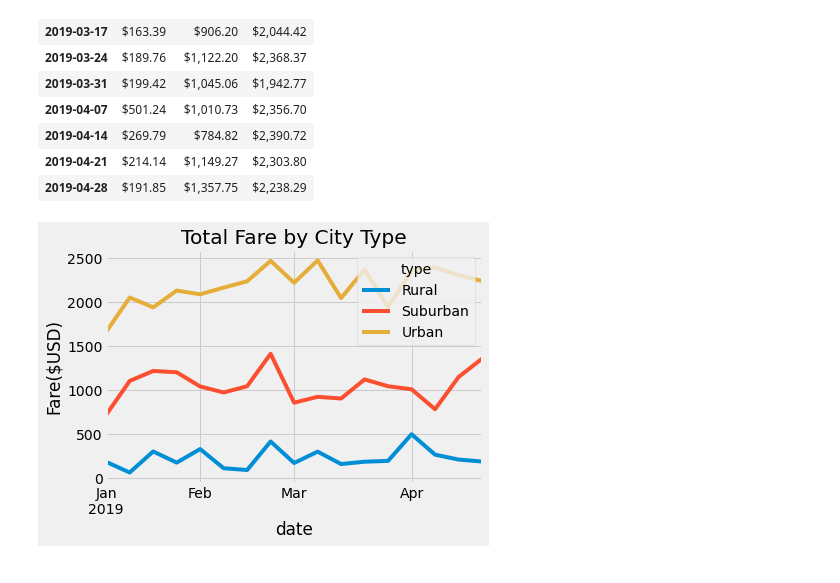
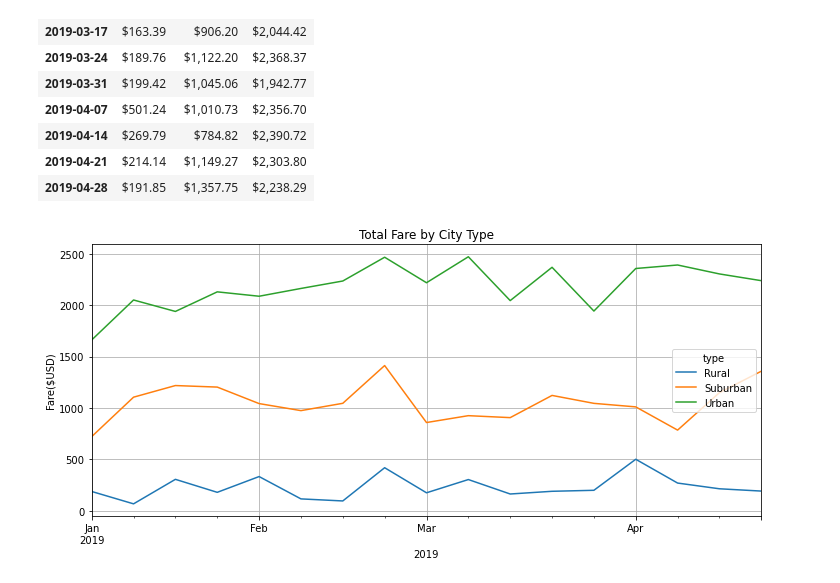
Before and after one commit to Jopinson/Pybear_analysis, a Jupyter notebook: PyBer_Challenge.ipynb, the cells around one changed output. Drawn from its saved outputs; the diff is of its cells as text; code cells hidden in the pictures.

```diff
--- a/PyBer_Challenge.ipynb
+++ b/PyBer_Challenge.ipynb
@@ -144,7 +153,8 @@ time_fare_df = time_fare_df.reset_index()
 # %%
 # 11. Create a pivot table with the 'date' as the index, the columns ='type', and values='fare'
 # to get the total fares for each type of city by the date.
-pd.pivot_table(time_fare_df, index = "date", columns = "type", values = "fare")
+time_fares = time_fares.pivot(index="date", columns="type", values="fare")
+time_fares
 # %% [output]
 | type | Rural | Suburban | Urban |
 | date |  |  |  |
@@ -162,7 +172,6 @@ pd.pivot_table(time_fare_df, index = "date", columns = "type", values = "fare")
 2375 rows × 3 columns
 # %%
 # 12. Create a new DataFrame from the pivot table DataFrame using loc on the given dates, '2018-01-01':'2018-04-29'.
-time_fare_df.sort_index(inplace=True, ascending=True)
-given_dates_df = time_fare_df[(time_fare_df['date'] > '2019-01-01') & (time_fare_df['date'] <= '2019-04-29')]
-given_dates_df
+time_fares = time_fares.loc["2019-01-01":"2019-04-29"]
+time_fares.head()
 # %% [output]
@@ -182,4 +185,5 @@ given_dates_df
 # %%
 # 13. Set the "date" index to datetime datatype. This is necessary to use the resample() method in Step 8.
 # df.index = pd.to_datetime(df.index)
-given_dates_df.index = pd.to_datetime(given_dates_df.index)
+time_fares.index = pd.to_datetime(time_fares.index)
+time_fares
@@ -199,8 +218,8 @@ dtypes: float64(3)
 memory usage: 68.6 KB
 # %%
 # 15. Create a new DataFrame using the "resample()" function by week 'W' and get the sum of the fares for each week.
-given_dates_df = given_dates_df.resample('W').sum()
-given_dates_df
+time_fares_by_week = time_fares.resample("W").sum()
+time_fares_by_week
 # %% [output]
 | type | Rural | Suburban | Urban |
 | date |  |  |  |
@@ -223,13 +242,17 @@ given_dates_df
 | 2019-04-28 | $191.85 | $1,357.75 | $2,238.29 |
 # %%
 # 16. Using the object-oriented interface method, plot the resample DataFrame using the df.plot() function.
-given_dates_df.plot()
-plt.title("Total Fare by City Type")
+time_fares_by_week.plot(figsize=(12, 5),
+                        title="Total Fare by City Type",
+                        grid=True)
 plt.ylabel("Fare($USD)")
+plt.xlabel("2019")
 # Import the style from Matplotlib.
 from matplotlib import style
 # Use the graph style fivethirtyeight.
 style.use('fivethirtyeight')
-plt.savefig("Resources/Fig1.png")
+
+plt.savefig("Resources/fares_sums_by_week.png")
+plt.show()
 # %% [output]
-[figure, old version]
+[figure, new version]
```
Also changed, not shown: parts of 5 cells of this notebook.
